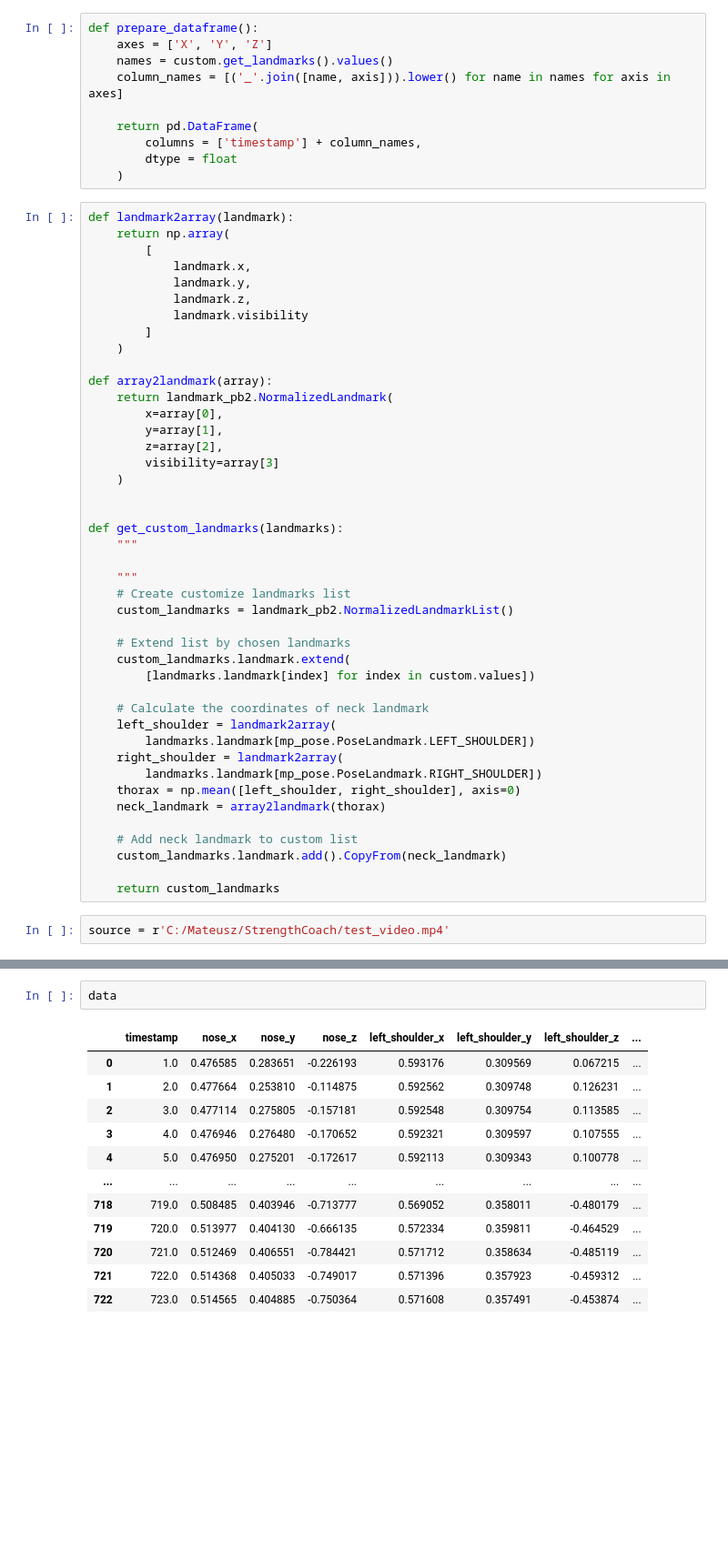
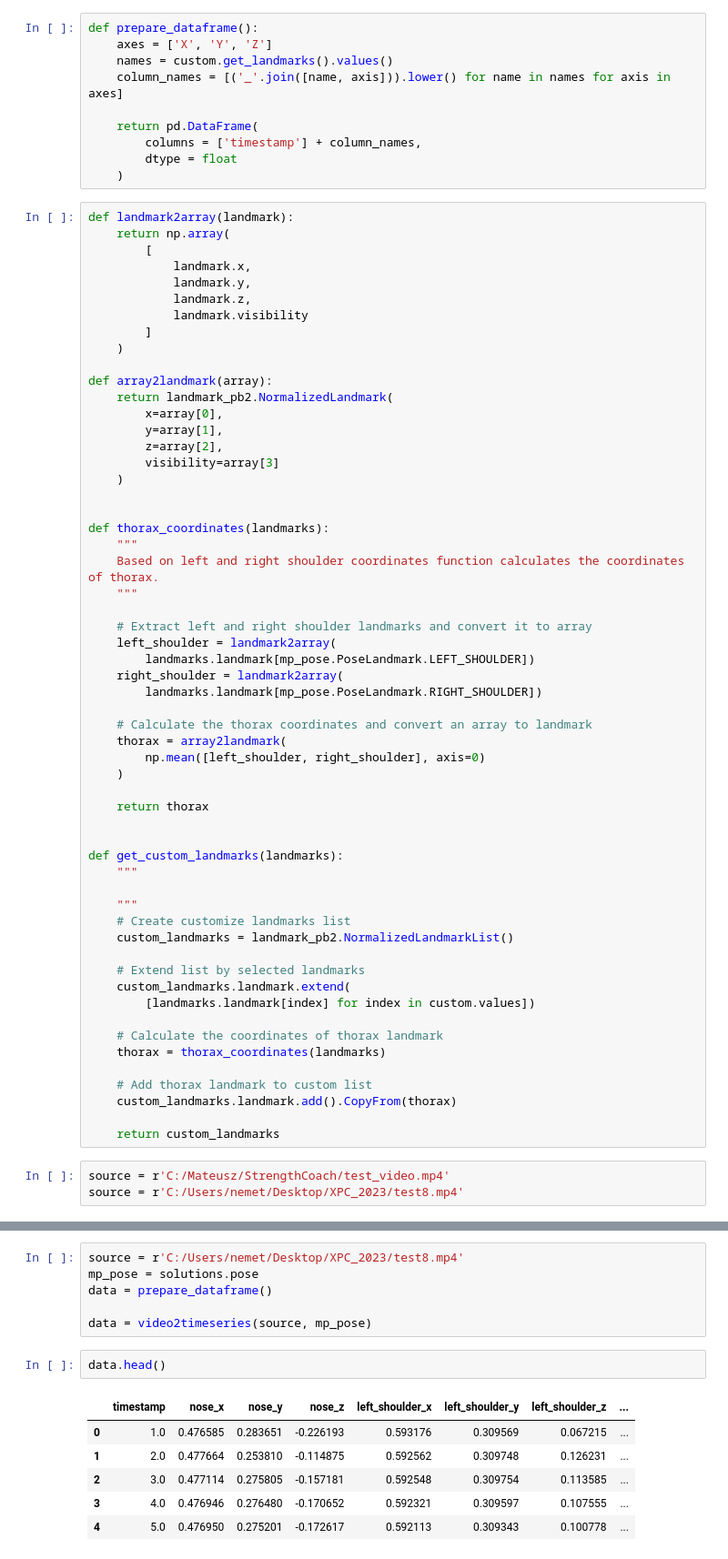
Before and after one commit to MateuszKunik/StrengthCoach, a Jupyter notebook: notebooks/0.1-mkunik-data-generation.ipynb, the cells around one changed output, grey strips where cells are left out. Shown at 91% size. Cells and saved outputs as stored; diff of their text form; blank space fills up the shorter version.

Commit message:
Added new content to data generation notebook

```diff
--- a/notebooks/0.1-mkunik-data-generation.ipynb
+++ b/notebooks/0.1-mkunik-data-generation.ipynb
@@ -42,6 +42,25 @@ def array2landmark(array):
     )
 
 
+def thorax_coordinates(landmarks):
+    """
+    Based on left and right shoulder coordinates function calculates the coordinates of thorax.
+    """
+
+    # Extract left and right shoulder landmarks and convert it to array
+    left_shoulder = landmark2array(
+        landmarks.landmark[mp_pose.PoseLandmark.LEFT_SHOULDER])
+    right_shoulder = landmark2array(
+        landmarks.landmark[mp_pose.PoseLandmark.RIGHT_SHOULDER])
+
+    # Calculate the thorax coordinates and convert an array to landmark
+    thorax = array2landmark(
+        np.mean([left_shoulder, right_shoulder], axis=0)
+    )
+
+    return thorax
+
+
 def get_custom_landmarks(landmarks):
     """
 
@@ -49,24 +68,20 @@ def get_custom_landmarks(landmarks):
     # Create customize landmarks list
     custom_landmarks = landmark_pb2.NormalizedLandmarkList()
 
-    # Extend list by chosen landmarks
+    # Extend list by selected landmarks
     custom_landmarks.landmark.extend(
         [landmarks.landmark[index] for index in custom.values])
 
-    # Calculate the coordinates of neck landmark
-    left_shoulder = landmark2array(
-        landmarks.landmark[mp_pose.PoseLandmark.LEFT_SHOULDER])
-    right_shoulder = landmark2array(
-        landmarks.landmark[mp_pose.PoseLandmark.RIGHT_SHOULDER])
-    thorax = np.mean([left_shoulder, right_shoulder], axis=0)
-    neck_landmark = array2landmark(thorax)
+    # Calculate the coordinates of thorax landmark
+    thorax = thorax_coordinates(landmarks)
 
-    # Add neck landmark to custom list
-    custom_landmarks.landmark.add().CopyFrom(neck_landmark)
+    # Add thorax landmark to custom list
+    custom_landmarks.landmark.add().CopyFrom(thorax)
 
     return custom_landmarks
 # %%
 source = r'C:/Mateusz/StrengthCoach/test_video.mp4'
+source = r'C:/Users/nemet/Desktop/XPC_2023/test8.mp4'
 # %%
 data = prepare_dataframe()
 
@@ -132,15 +235,15 @@ cv2.destroyAllWindows()
+# %%
+source = r'C:/Users/nemet/Desktop/XPC_2023/test8.mp4'
+mp_pose = solutions.pose
+data = prepare_dataframe()
+
+data = video2timeseries(source, mp_pose)
 # %%
-data
+data.head()
 # %% [output]
 |  | timestamp | nose_x | nose_y | nose_z | left_shoulder_x | left_shoulder_y | left_shoulder_z | ... |
 | 0 | 1.0 | 0.476585 | 0.283651 | -0.226193 | 0.593176 | 0.309569 | 0.067215 | ... |
 | 1 | 2.0 | 0.477664 | 0.253810 | -0.114875 | 0.592562 | 0.309748 | 0.126231 | ... |
 | 2 | 3.0 | 0.477114 | 0.275805 | -0.157181 | 0.592548 | 0.309754 | 0.113585 | ... |
 | 3 | 4.0 | 0.476946 | 0.276480 | -0.170652 | 0.592321 | 0.309597 | 0.107555 | ... |
 | 4 | 5.0 | 0.476950 | 0.275201 | -0.172617 | 0.592113 | 0.309343 | 0.100778 | ... |
-| ... | ... | ... | ... | ... | ... | ... | ... | ... |
-| 718 | 719.0 | 0.508485 | 0.403946 | -0.713777 | 0.569052 | 0.358011 | -0.480179 | ... |
-| 719 | 720.0 | 0.513977 | 0.404130 | -0.666135 | 0.572334 | 0.359811 | -0.464529 | ... |
-| 720 | 721.0 | 0.512469 | 0.406551 | -0.784421 | 0.571712 | 0.358634 | -0.485119 | ... |
-| 721 | 722.0 | 0.514368 | 0.405033 | -0.749017 | 0.571396 | 0.357923 | -0.459312 | ... |
-| 722 | 723.0 | 0.514565 | 0.404885 | -0.750364 | 0.571608 | 0.357491 | -0.453874 | ... |
```
Also changed, not shown: parts of 6 cells of this notebook, 1 other file.
